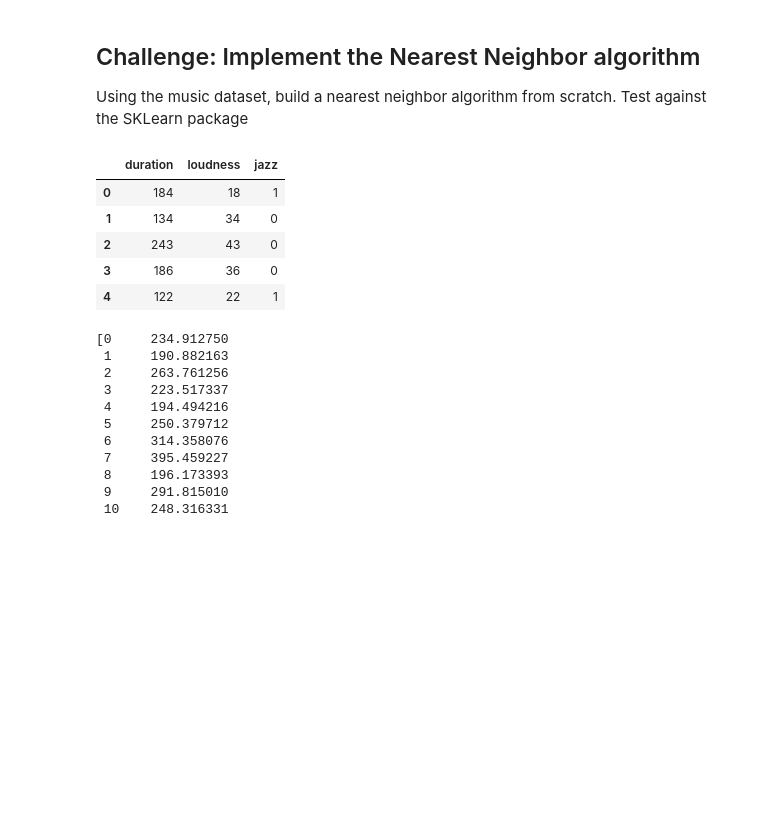
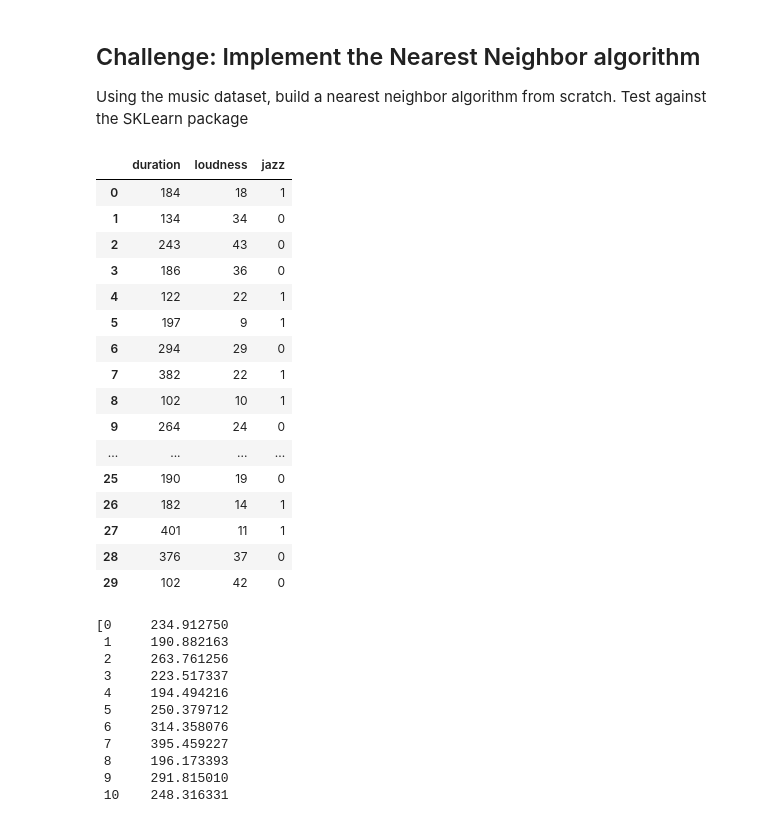
Before and after one commit to brianmcguckin/thinkful_unit_03_deeper_supervised_learning, a Jupyter notebook: 03_01_01_knn_classifier.ipynb, the cells around one changed output. Drawn from its saved outputs; the diff is of its cells as text; code cells hidden in the pictures; blank space fills up the shorter version.

```diff
--- a/03_01_01_knn_classifier.ipynb
+++ b/03_01_01_knn_classifier.ipynb
@@ -197,21 +197,32 @@ Using the music dataset, build a nearest neighbor algorithm from scratch. Test a
 # %%
 music = pd.DataFrame()
 
 music['duration'] = [184, 134, 243, 186, 122, 197, 294, 382, 102, 264,
                      205, 110, 307, 110, 397, 153, 190, 192, 210, 403,
                      164, 198, 204, 253, 234, 190, 182, 401, 376, 102]
 music['loudness'] = [18, 34, 43, 36, 22, 9, 29, 22, 10, 24,
                      20, 10, 17, 51, 7, 13, 19, 12, 21, 22,
                      16, 18, 4, 23, 34, 19, 14, 11, 37, 42]
 
 music['jazz'] = [ 1, 0, 0, 0, 1, 1, 0, 1, 1, 0,
                   0, 1, 1, 0, 1, 1, 0, 1, 1, 1,
                   1, 1, 1, 1, 0, 0, 1, 1, 0, 0]
-music.head()
+music
 # %% [output]
 |  | duration | loudness | jazz |
 | 0 | 184 | 18 | 1 |
 | 1 | 134 | 34 | 0 |
 | 2 | 243 | 43 | 0 |
 | 3 | 186 | 36 | 0 |
 | 4 | 122 | 22 | 1 |
+| 5 | 197 | 9 | 1 |
+| 6 | 294 | 29 | 0 |
+| 7 | 382 | 22 | 1 |
+| 8 | 102 | 10 | 1 |
+| 9 | 264 | 24 | 0 |
+| ... | ... | ... | ... |
+| 25 | 190 | 19 | 0 |
+| 26 | 182 | 14 | 1 |
+| 27 | 401 | 11 | 1 |
+| 28 | 376 | 37 | 0 |
+| 29 | 102 | 42 | 0 |
```
Also changed, not shown: parts of 5 cells of this notebook.
